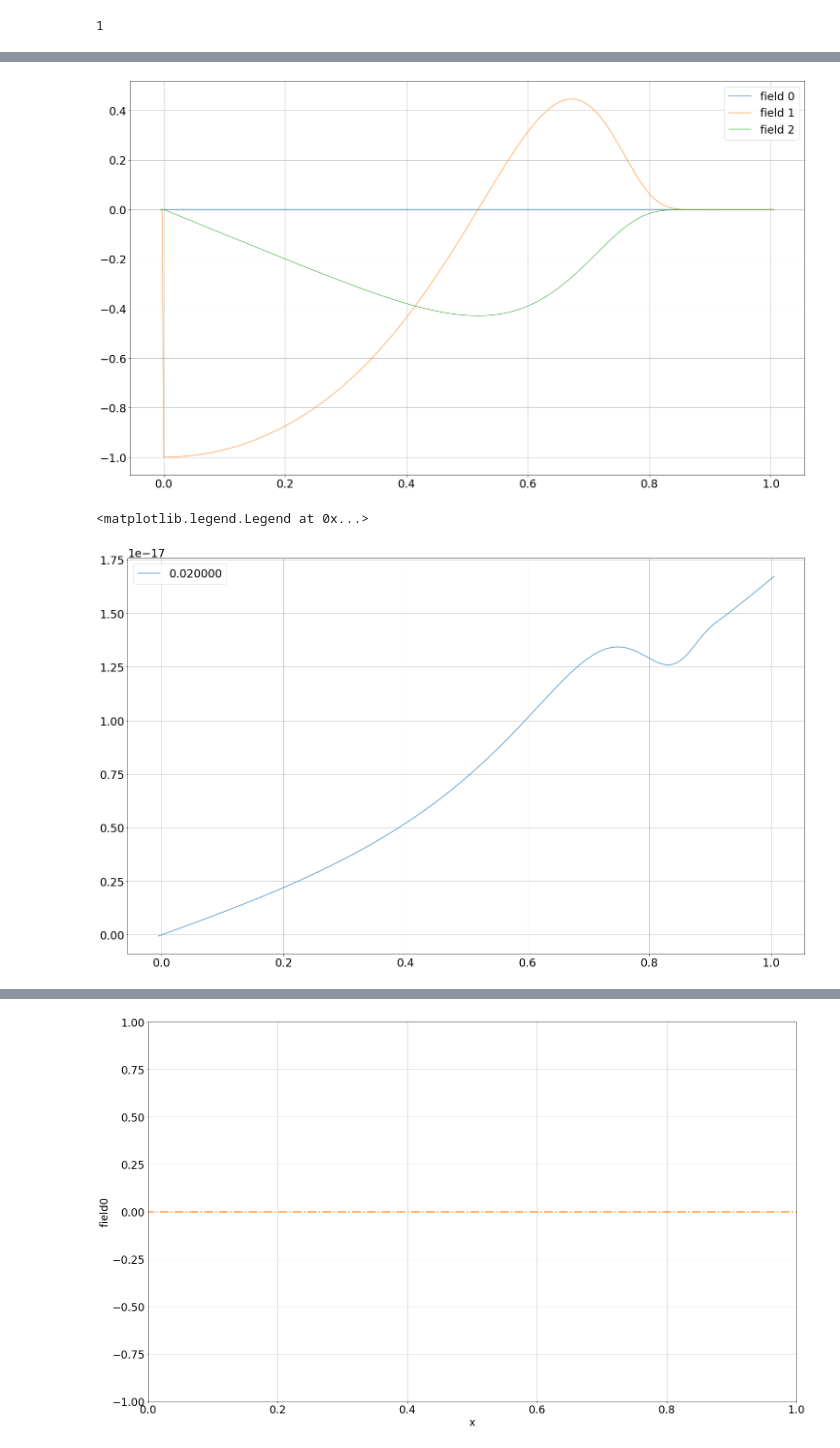
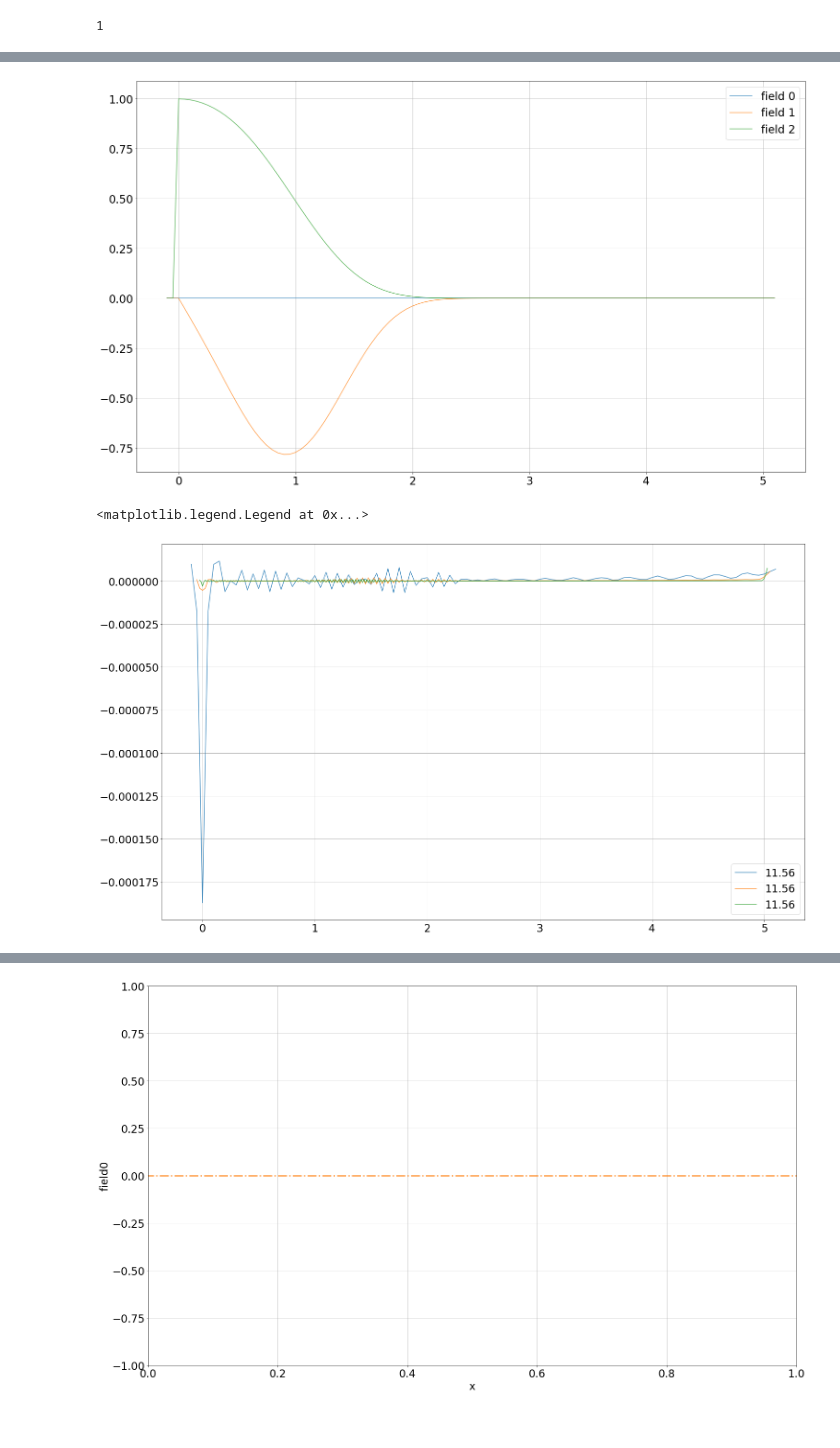
Before and after one commit to giulio-taiocchi/Master_thesis, a Jupyter notebook: Analysis_notebook.ipynb, the cells around one changed output, grey strips where cells are left out. Cells and saved outputs as stored; diff of their text form; code cells hidden in the pictures.

```diff
--- a/Analysis_notebook.ipynb
+++ b/Analysis_notebook.ipynb
@@ -24,17 +24,17 @@ amplitude_vector = [
     "1.000000"];
 
 # time
-range_time = 20.0
+range_time = 40
 number_steps= 500
 len_step = range_time / number_steps
 times = np.arange(0,range_time+len_step,len_step)
 
-epsilon = ["0.020000"]
-dx = "0.010000"
+epsilon = ["0.000000"]
+dx = "0.050000"
 
 
 model = "hyperboloidal_wave_equation"
-data = [2]
+data = [3]
 for i in data:
     for e in range(len(epsilon)):
         for a in range(len(amplitude_vector)):
@@ -53,7 +53,7 @@ big_DF = []
 h1 = float(dx)
 h2 = h1/2
 h3 = h2/2
-domain_lenght = 1
+domain_lenght = 5
 gl = 2
 gr = 2
 N_point1 = int(domain_lenght/h1+1)+gl+gr
@@ -97,6 +97,6 @@ big_DF[0][1][1]
 # %%
 for n in range(0,1):
-    for i in range(2,3):
+    for i in range(0,1):
             plt.plot(big_DF[n][i][0]['x'],big_DF[n][i][0]['field0'],alpha=0.7,markersize=25,label="field 0")
             plt.plot(big_DF[n][i][0]['x'],big_DF[n][i][0]['field1'],alpha=0.7,markersize=25,label="field 1")
             plt.plot(big_DF[n][i][0]['x'],big_DF[n][i][0]['field2'],alpha=0.7,markersize=10,label="field 2")
@@ -107,28 +107,32 @@ plt.grid()
 #plt.xlim([0.98, 1])
 #plt.ylim([-0.000000001, 0.000000002])
 # %% [output]
-[figure, old version]
+[figure, new version]
 # %%
-for n in [0]:
-    for i in range(2,3):
-        for j in range(450,451):
+for n in [1]:
+    for i in range(0,3):
+        for j in range(289,290):
             #plt.plot(X[j],big_DF[n][i][j]['field0'],alpha=0.6,markersize=15,label="time:"+str(times[j])+"e:"+amplitude_vector[n])
-            plt.plot(big_DF[n][i][j]['x'],big_DF[n][i][j]['field0'],alpha=0.8,markersize=15,label=epsilon[n])
-            #plt.plot(big_DF[n][i][j]['x'],big_DF[n][i][j]['field1'],'+-',alpha=0.4,markersize=8,label="1")
+            plt.plot(big_DF[n][i][j]['x'],big_DF[n][i][j]['field0'],alpha=0.8,markersize=8,label=times[j])
+            #plt.plot(big_DF[n][i][j]['x'],big_DF[n][i][j]['field1'],alpha=0.8,markersize=8,label=times[j])
             #plt.plot(big_DF[n][i][j]['x'],big_DF[n][i][j]['field2'],alpha=0.8,markersize=8,label="2")
+            #plt.plot(big_DF[n][i][j]['x'],big_DF[n][i][j]['field0']/Chi[i],alpha=0.8,markersize=8,label=times[j])
+            #plt.plot(big_DF[n][i][j]['x'],big_DF[n][i][j]['field1']/Chi[i],alpha=0.8,markersize=8,label=times[j])
+            #plt.plot(big_DF[n][i][j]['x'],big_DF[n][i][j]['field2']/Chi[i],alpha=0.8,markersize=8,label="2")
             #plt.plot(big_DF[n][i][j]['x'],model1_gaussian_solution(big_DF[n][i][j]['x'],times[j],-float(amplitude_vector[n])),'+',alpha=0.4,label="teo,time:"+str(times[j]))
 
 
 
 
 plt.grid()
-#plt.xlim([-0.056,0.2])
-#plt.ylim([ -19,-30] )
+#plt.xlim([-0.1,0.2])
+#plt.ylim([ -0.000001,0.000001] )
+#plt.yscale('log')
 plt.legend()
 #times[163]
 # %% [output]
 <matplotlib.legend.Legend at 0x...>
-[figure, old version]
+[figure, new version]
 # %%
 allruns_self_conv_test_vect = []
 self_conv_test_vect = []
```
Also changed, not shown: parts of 11 cells of this notebook, 5 other files.
